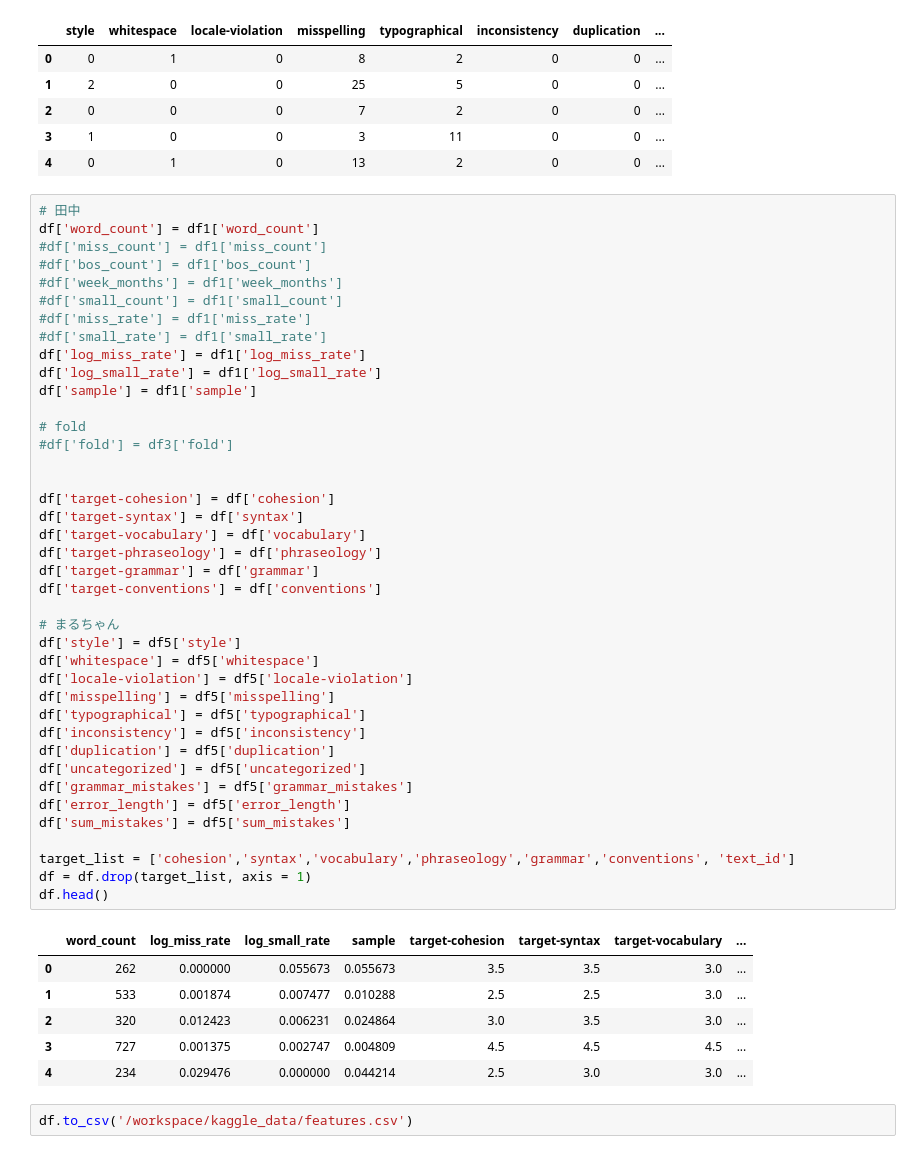
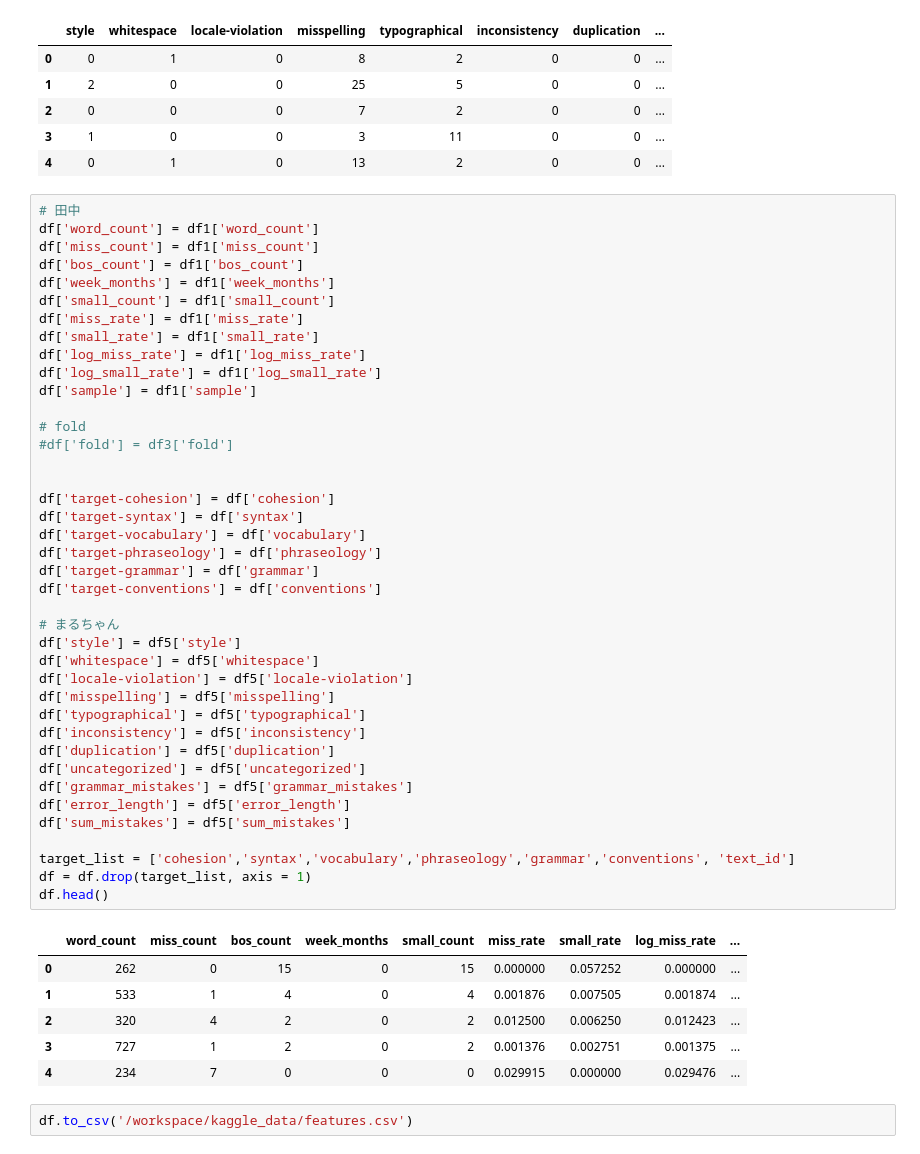
Before and after one commit to fuyu-quant/kaggle-Feedback-English-Language-Learning, a Jupyter notebook: ipynb/LightGBM.ipynb, the cells around one changed output. Cells and saved outputs as stored; diff of their text form.

```diff
--- a/ipynb/LightGBM.ipynb
+++ b/ipynb/LightGBM.ipynb
@@ -27,50 +27,50 @@ df5.head()
 # %%
 # 田中
 df['word_count'] = df1['word_count']
-#df['miss_count'] = df1['miss_count']
-#df['bos_count'] = df1['bos_count']
-#df['week_months'] = df1['week_months']
-#df['small_count'] = df1['small_count']
-#df['miss_rate'] = df1['miss_rate']
-#df['small_rate'] = df1['small_rate']
+df['miss_count'] = df1['miss_count']
+df['bos_count'] = df1['bos_count']
+df['week_months'] = df1['week_months']
+df['small_count'] = df1['small_count']
+df['miss_rate'] = df1['miss_rate']
+df['small_rate'] = df1['small_rate']
 df['log_miss_rate'] = df1['log_miss_rate']
 df['log_small_rate'] = df1['log_small_rate']
 df['sample'] = df1['sample']
 
 # fold
 #df['fold'] = df3['fold']
 
 
 df['target-cohesion'] = df['cohesion']
 df['target-syntax'] = df['syntax']
 df['target-vocabulary'] = df['vocabulary']
 df['target-phraseology'] = df['phraseology']
 df['target-grammar'] = df['grammar']
 df['target-conventions'] = df['conventions']
 
 # まるちゃん
 df['style'] = df5['style']
 df['whitespace'] = df5['whitespace']
 df['locale-violation'] = df5['locale-violation']
 df['misspelling'] = df5['misspelling']
 df['typographical'] = df5['typographical']
 df['inconsistency'] = df5['inconsistency']
 df['duplication'] = df5['duplication']
 df['uncategorized'] = df5['uncategorized']
 df['grammar_mistakes'] = df5['grammar_mistakes']
 df['error_length'] = df5['error_length']
 df['sum_mistakes'] = df5['sum_mistakes']
 
 target_list = ['cohesion','syntax','vocabulary','phraseology','grammar','conventions', 'text_id']
 df = df.drop(target_list, axis = 1)
 df.head()
 # %% [output]
-|  | word_count | log_miss_rate | log_small_rate | sample | target-cohesion | target-syntax | target-vocabulary | ... |
-| 0 | 262 | 0.000000 | 0.055673 | 0.055673 | 3.5 | 3.5 | 3.0 | ... |
-| 1 | 533 | 0.001874 | 0.007477 | 0.010288 | 2.5 | 2.5 | 3.0 | ... |
-| 2 | 320 | 0.012423 | 0.006231 | 0.024864 | 3.0 | 3.5 | 3.0 | ... |
-| 3 | 727 | 0.001375 | 0.002747 | 0.004809 | 4.5 | 4.5 | 4.5 | ... |
-| 4 | 234 | 0.029476 | 0.000000 | 0.044214 | 2.5 | 3.0 | 3.0 | ... |
+|  | word_count | miss_count | bos_count | week_months | small_count | miss_rate | small_rate | log_miss_rate | ... |
+| 0 | 262 | 0 | 15 | 0 | 15 | 0.000000 | 0.057252 | 0.000000 | ... |
+| 1 | 533 | 1 | 4 | 0 | 4 | 0.001876 | 0.007505 | 0.001874 | ... |
+| 2 | 320 | 4 | 2 | 0 | 2 | 0.012500 | 0.006250 | 0.012423 | ... |
+| 3 | 727 | 1 | 2 | 0 | 2 | 0.001376 | 0.002751 | 0.001375 | ... |
+| 4 | 234 | 7 | 0 | 0 | 0 | 0.029915 | 0.000000 | 0.029476 | ... |
 # %%
 df.to_csv('/workspace/kaggle_data/features.csv')
 # %% [markdown]
```
